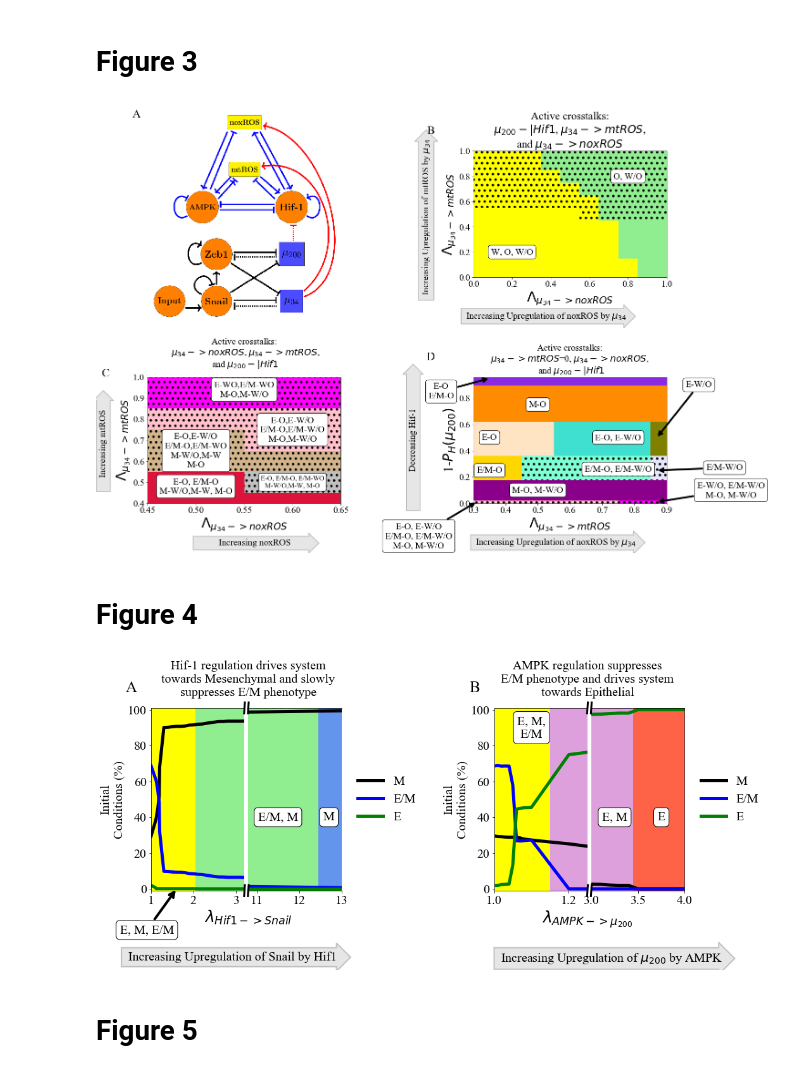
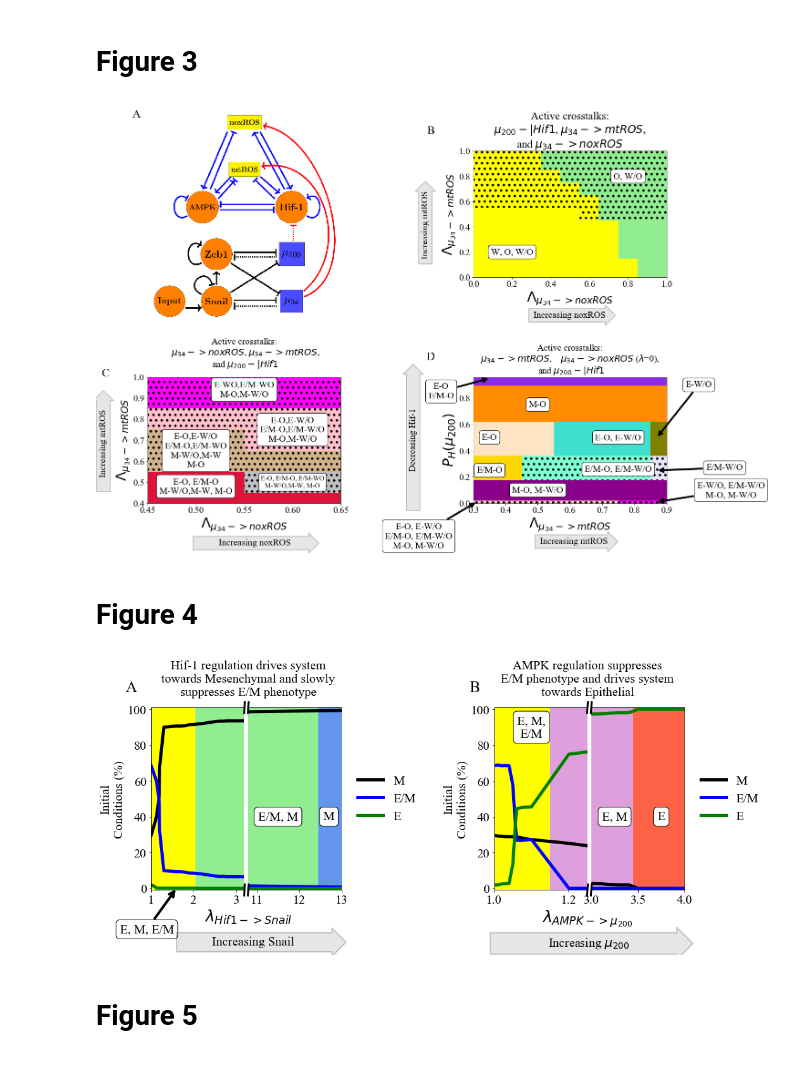
Before and after one commit to madgal/EMT_MR, a Jupyter notebook: draft/figures/FiguresForMain.ipynb, the cells around one changed output. Drawn from its saved outputs; the diff is of its cells as text; code cells hidden in the pictures.

```diff
--- a/draft/figures/FiguresForMain.ipynb
+++ b/draft/figures/FiguresForMain.ipynb
@@ -265,9 +265,9 @@ ax2d.set_title("Active crosstalks:\n$\mu_{200}-|Hif1$, $\mu_{34}->mtROS$,\nand $
 ax2d.annotate('W, O, W/O', fontsize=20,xy=(0.2, .2), xycoords='data',va="center", ha='center',bbox=dict(boxstyle="round", fc="w"),arrowprops=dict(arrowstyle="->",lw=4))
 ax2d.annotate('O, W/O', fontsize=20,xy=(0.8,0.8), xycoords='data',va="center", ha='center',bbox=dict(boxstyle="round", fc="w"),arrowprops=dict(arrowstyle="->",lw=4))
 ######################
-t=ax2d.text(-0.27, 1.1, " Increasing Upregulation of mtROS by $\mu_{34}$ ",
+t=ax2d.text(-0.27, 0.7, " Increasing mtROS ",
             size=fs,verticalalignment='top', bbox=dict(boxstyle="rarrow", fc="gray", ec="k", lw=2,alpha=0.2),rotation=90)
-t=ax2d.text(-0.05, -.27, " Increasing Upregulation of noxROS by $\mu_{34}$ ",
+t=ax2d.text(0.3, -.27, " Increasing noxROS ",
             size=fs,verticalalignment='top', bbox=dict(boxstyle="rarrow", fc="gray", ec="k", lw=2,alpha=0.2),rotation=0)
 ax2d.text(-0.2,-0.3,' ')
 
@@ -291,13 +291,13 @@ ax3a.text(.5,1.3,"Active crosstalks:\n $\mu_{34}->noxROS$, $\mu_{34}->mtROS$,\n
 #############################
 ax2d = plt.subplot(gs1[4,2])
 ax2d.text(-0.2, 1.2, 'D',transform=ax2d.transAxes,verticalalignment='top', horizontalalignment='right',color='black', fontsize=fs+5)
-plotPhases(ax2d,'','data_3_MR3_single_NOX0',"$\Lambda_{\mu_{34}->mtROS}$","1-$P_H(\mu_{200})$",xlim=[0.3,0.9],ylim=[0.,0.96],legend=False)
+plotPhases(ax2d,'','data_3_MR3_single_NOX0',"$\Lambda_{\mu_{34}->mtROS}$","$P_H(\mu_{200})$",xlim=[0.3,0.9],ylim=[0.,0.96],legend=False)
 t=ax2d.text(0.1, 1., "                Decreasing Hif-1                ",
             size=fs,verticalalignment='top', bbox=dict(boxstyle="rarrow", fc="gray", ec="k", lw=2,alpha=0.2),rotation=90)
-t=ax2d.text(0.3, -.26, " Increasing Upregulation of noxROS by $\mu_{34}$ ",
+t=ax2d.text(0.5, -.26, " Increasing mtROS ",
             size=fs,verticalalignment='top', bbox=dict(boxstyle="rarrow", fc="gray", ec="k", lw=2,alpha=0.2),rotation=0)
 ax2d.text(-0.2,-0.3,' ')
-ax2d.text(.5,1.25,"Active crosstalks:\n$\mu_{34}->mtROS$=0, $\mu_{34}->noxROS$, \n and $\mu_{200}-|Hif1$",
+ax2d.text(.5,1.25,"Active crosstalks:\n$\mu_{34}->mtROS$,    $\mu_{34}->noxROS$ ($\lambda$=0), \n and $\mu_{200}-|Hif1$",
           transform=ax2d.transAxes,verticalalignment='top', horizontalalignment='center',color='black', fontsize=fs)
 
 ax2d.annotate('E-O\nE/M-O', fontsize=fs,xy=(0.35, 0.95), xycoords="data",xytext=(0.2,0.85), textcoords="data",va="center", ha='center',bbox=dict(boxstyle="round", fc="w"),arrowprops=dict(arrowstyle="->",lw=4))
@@ -317,7 +317,7 @@ ax2d.annotate('E-O, E-W/O\nE/M-O, E/M-W/O\nM-O, M-W/O', fontsize=fs,xy=(0.31, 0.
 
 fig.savefig("Figure3.png",bbox_inches='tight')#,dpi=300)
 # %% [output]
-[figure, old version]
+[figure, new version]
 # %% [markdown]
 # Figure 4
 # %%
@@ -363,7 +363,7 @@ ax2f2.spines['left'].set_visible(False)
 ax2f2.spines['top'].set_visible(False)
 ax2f2.spines['bottom'].set_visible(False)
 
-t=ax2f.text(7.9, -35, " Increasing Upregulation of Snail by Hif1 ",
+t=ax2f.text(9.2, -27, "          Increasing Snail             ",
             size=fs,verticalalignment='top', bbox=dict(boxstyle="rarrow", fc="gray", ec="k", lw=2,alpha=0.2),rotation=0)
 ax2f1.annotate('E, M, E/M', fontsize=20,xy=(1.6, 0), xycoords="data",xytext=(0.9,-23), textcoords="data",va="center", ha='center',bbox=dict(boxstyle="round", fc="w"),arrowprops=dict(arrowstyle="->",lw=4))
 ax2f.annotate('M', fontsize=20,xy=(12.7, 40), xycoords="data",va="center", ha='center',bbox=dict(boxstyle="round", fc="w"))
@@ -376,41 +376,41 @@ ax2e.text(1.,1.26, 'AMPK regulation suppresses\nE/M phenotype and drives system\
 plotPhaseICS(ax2e,'B','data_3_Au','EMT',xlabel="$\lambda_{AMPK->\mu_{200}}$",xlim=[1,1.25])
 ax2e.set_xlabel("$\lambda_{Hif1->Snail}$ (log scale)")
 ax2e.annotate('E, M,\nE/M', fontsize=20,xy=(1.1, 90), xycoords="data",xytext=(1.1,90), textcoords="data",va="center", ha='center',bbox=dict(boxstyle="round", fc="w"))#,arrowprops=dict(arrowstyle="->",lw=4))
-t=ax2e.text(1.01, -35, " Increasing Upregulation of $\mu_{200}$ by AMPK ",
+t=ax2e.text(1., -27, "                 Increasing $\mu_{200}$                 ",
             size=fs,verticalalignment='top', bbox=dict(boxstyle="rarrow", fc="gray", ec="k", lw=2,alpha=0.2),rotation=0)
 ax2e.set_xlabel("")
 ax2e.text(1.,-.1, '$\lambda_{AMPK->\mu_{200}}$',
           transform=ax2e.transAxes,verticalalignment='top', horizontalalignment='center',color='black', fontsize=fs+5)
 ax2e2 = plt.subplot(gs1[0,6])
 plotPhaseICS(ax2e2,'','data_3_Au','EMT',xlabel="$\lambda_{AMPK->\mu_{200}}$",xlim=[3,4])
 ax2e2.set_xlabel("")
 ax2e2.set_ylabel("")
 ax2e2.yaxis.set_visible(False)
 ax2e2.spines['left'].set_visible(False)
 
 ax2e2.annotate('E, M', fontsize=20,xy=(3.25, 40), xycoords="data",va="center", ha='center',bbox=dict(boxstyle="round", fc="w"))
 ax2e2.annotate('E', fontsize=20,xy=(3.75, 40), xycoords="data",va="center", ha='center',bbox=dict(boxstyle="round", fc="w"))
 
 ax2fe = plt.subplot(gs1[0,5])
 d = .03  # how big to make the diagonal lines in axes coordinates
 e = 0.1 ## angle for lines in axes
 # arguments to pass to plot, just so we don't keep repeating them
 kwargs = dict(transform=ax2fe.transAxes, color='k', clip_on=False,lw=3)
 ax2fe.plot((-e, +e), (-d, +d), **kwargs)        # top-left diagonal
 ax2fe.plot((- e, + e), (1-d, 1+d), **kwargs)  # top-right diagonal
 ax2fe.plot((1-e, 1+e), (-d, +d), **kwargs)        # top-left diagonal
 ax2fe.plot((1- e, 1+ e), (1-d, 1+d), **kwargs)  # top-right diagonal
 ax2fe.set_xticks([])
 ax2fe.set_xticklabels([])
 ax2fe.yaxis.set_visible(False)
 ax2fe.spines['right'].set_visible(False)
 ax2fe.spines['left'].set_visible(False)
 ax2fe.spines['top'].set_visible(False)
 ax2fe.spines['bottom'].set_visible(False)
 
 fig.savefig("Figure4.png",bbox_inches='tight')#,dpi=300)
 # %% [output]
-[figure, old version]
+[figure, new version]
 # %% [markdown]
 # Figure 5
 # %%
```
Also changed, not shown: parts of 6 cells of this notebook, 29 other files.
